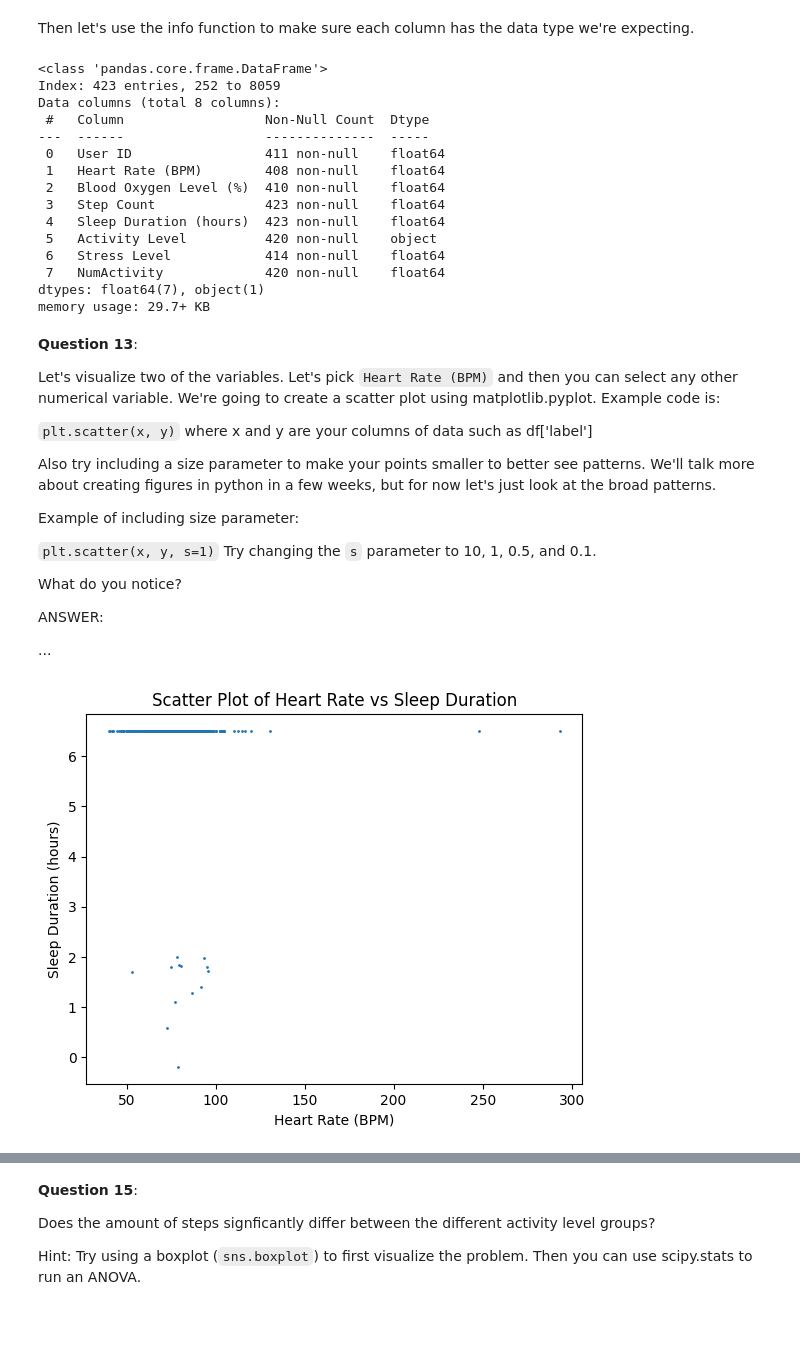
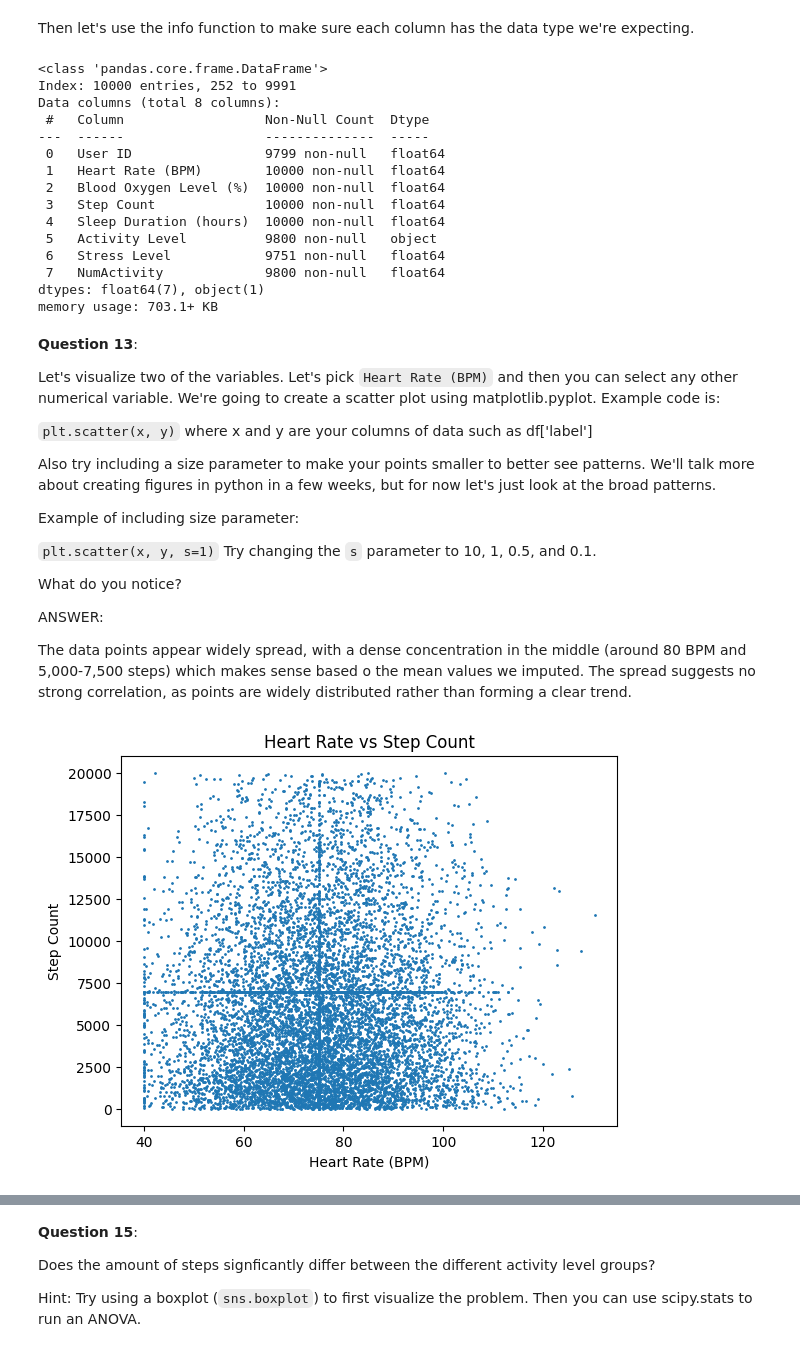
Before and after one commit to BMC-Intersectional-Data-Feminism/exercise-2-data-cleaning-and-analysis-sshivakumar31, a Jupyter notebook: exercise2.ipynb, the cells around one changed output, grey strips where cells are left out. Cells and saved outputs as stored; diff of their text form; code cells hidden in the pictures; blank space fills up the shorter version.

```diff
--- a/exercise2.ipynb
+++ b/exercise2.ipynb
@@ -227,15 +208,15 @@ I would deal with the missing and outlier values using the mean imputation metho
 len(smartwatch_hr)
 
 
-outlier_blood02 = smartwatch[smartwatch['Blood Oxygen Level (%)'] <= minBloodO2]
-len(outlier_blood02)
+outlier_blood02 = smartwatch_hr[smartwatch_hr['Blood Oxygen Level (%)'] < 92.5]
+# len(outlier_blood02)
 
 
 
-null_blood02 = smartwatch[smartwatch['Blood Oxygen Level (%)'].isnull()]
-len(null_blood02)
+null_blood02 = smartwatch_hr[smartwatch_hr['Blood Oxygen Level (%)'].isnull()]
+# len(null_blood02)
 
-bo2_rows = smartwatch[(~smartwatch['Blood Oxygen Level (%)'].isnull()) & (smartwatch['Blood Oxygen Level (%)'] <=  minBloodO2)]
+bo2_rows = smartwatch_hr[(~smartwatch_hr['Blood Oxygen Level (%)'].isnull()) & (smartwatch_hr['Blood Oxygen Level (%)'] >=  92.5)]
 print(bo2_rows)
 
 bo2_mean = bo2_rows['Blood Oxygen Level (%)'].mean()
@@ -306,17 +298,17 @@ ANSWER:
 I am dropping null values only (only 100) and keeping step count outliers since it can provide aditional information.
 # %%
 ## use this space or additional cells to address the missing or outlier data.
-sns.boxplot(smartwatch['Step Count'])
+sns.boxplot(smartwatch_o2['Step Count'])
 
-outlierSteprows = smartwatch[smartwatch['Step Count'] > 20000]
+outlierSteprows = smartwatch_o2[smartwatch_o2['Step Count'] > 20000]
 print(len(outlierSteprows))
 
-nullSteprows = smartwatch[smartwatch['Step Count'].isnull()]
+nullSteprows = smartwatch_o2[smartwatch_o2['Step Count'].isnull()]
 print(len(nullSteprows))
 
 
 
-StepRows = smartwatch[(~smartwatch['Step Count'].isnull()) & (smartwatch['Step Count'] <=  20000)]
+StepRows = smartwatch_o2[(~smartwatch_o2['Step Count'].isnull()) & (smartwatch_o2['Step Count'] <=  20000)]
 
 outlierSteprows ['Step Count'] = meanSteps
 nullSteprows ['Step Count'] = meanSteps
@@ -472,14 +466,14 @@ Mean sleep hours makes a small change to the mean and losing no data with mean s
 ## use this space or additional cells to address the missing or outlier data.
 sns.boxplot(smartwatch_sleep['Sleep Duration (hours)'])
 
-outlierSleeprows = smartwatch_sleep[smartwatch_sleep['Sleep Duration (hours)'] <= 2]
+outlierSleeprows = smartwatch_sleep[smartwatch_sleep['Sleep Duration (hours)'] < 2]
 print(len(outlierSleeprows))
 
 nullSleeprows = smartwatch_sleep[smartwatch_sleep['Sleep Duration (hours)'].isnull()]
 print(len(nullSleeprows))
 
 
-SleepRows = smartwatch_sleep[(~smartwatch_sleep['Sleep Duration (hours)'].isnull()) & (smartwatch_sleep['Sleep Duration (hours)'] <=  2)]
+SleepRows = smartwatch_sleep[(~smartwatch_sleep['Sleep Duration (hours)'].isnull()) & (smartwatch_sleep['Sleep Duration (hours)'] >=  2)]
 
 outlierSleeprows ['Sleep Duration (hours)'] = meanSleep
 nullSleeprows ['Sleep Duration (hours)'] = meanSleep
@@ -642,20 +636,20 @@ Then let's use the info function to make sure each column has the data type we'r
 final_table.info()
 # %% [output]
 <class 'pandas.core.frame.DataFrame'>
-Index: 423 entries, 252 to 8059
+Index: 10000 entries, 252 to 9991
 Data columns (total 8 columns):
  #   Column                  Non-Null Count  Dtype
 ---  ------                  --------------  -----
- 0   User ID                 411 non-null    float64
- 1   Heart Rate (BPM)        408 non-null    float64
- 2   Blood Oxygen Level (%)  410 non-null    float64
- 3   Step Count              423 non-null    float64
- 4   Sleep Duration (hours)  423 non-null    float64
- 5   Activity Level          420 non-null    object
- 6   Stress Level            414 non-null    float64
- 7   NumActivity             420 non-null    float64
+ 0   User ID                 9799 non-null   float64
+ 1   Heart Rate (BPM)        10000 non-null  float64
+ 2   Blood Oxygen Level (%)  10000 non-null  float64
+ 3   Step Count              10000 non-null  float64
+ 4   Sleep Duration (hours)  10000 non-null  float64
+ 5   Activity Level          9800 non-null   object
+ 6   Stress Level            9751 non-null   float64
+ 7   NumActivity             9800 non-null   float64
 dtypes: float64(7), object(1)
-memory usage: 29.7+ KB
+memory usage: 703.1+ KB
 # %% [markdown]
 **Question 13**:
 
@@ -673,18 +667,18 @@ What do you notice?
 
 ANSWER:
 
-...
+The data points appear widely spread, with a dense concentration in the middle (around 80 BPM and 5,000-7,500 steps) which makes sense based o the mean values we imputed. The spread suggests no strong correlation, as points are widely distributed rather than forming a clear trend.
 # %%
 x = final_table['Heart Rate (BPM)']
-y = final_table['Sleep Duration (hours)']
+y = final_table['Step Count']
 
 plt.scatter(x, y, s=1)
-plt.ylabel('Sleep Duration (hours)')
+plt.ylabel('Step Count')
 plt.xlabel('Heart Rate (BPM)')
-plt.title('Scatter Plot of Heart Rate vs Sleep Duration')
+plt.title('Heart Rate vs Step Count')
 plt.show()
 # %% [output]
-[figure, old version]
+[figure, new version]
 # %% [markdown]
 **Question 14**:
 
```
Also changed, not shown: parts of 17 cells of this notebook, 1 other file.
